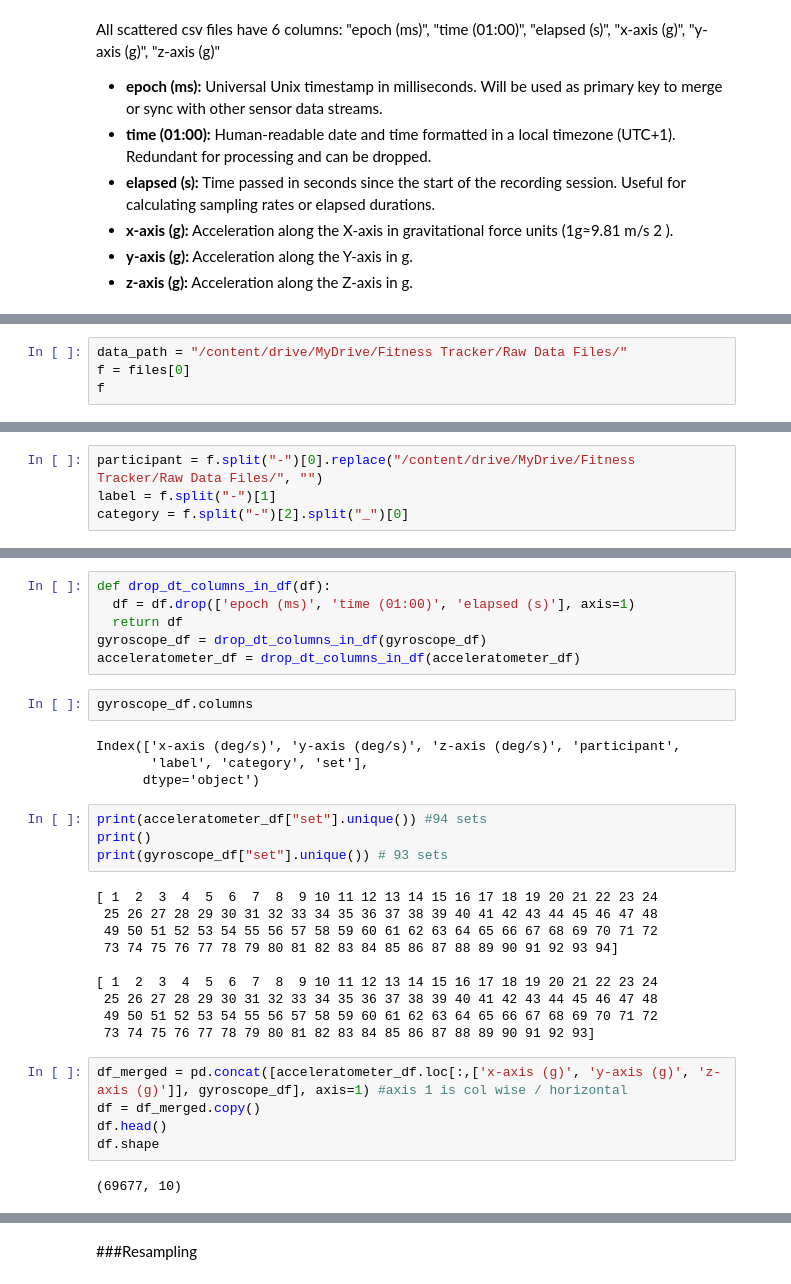
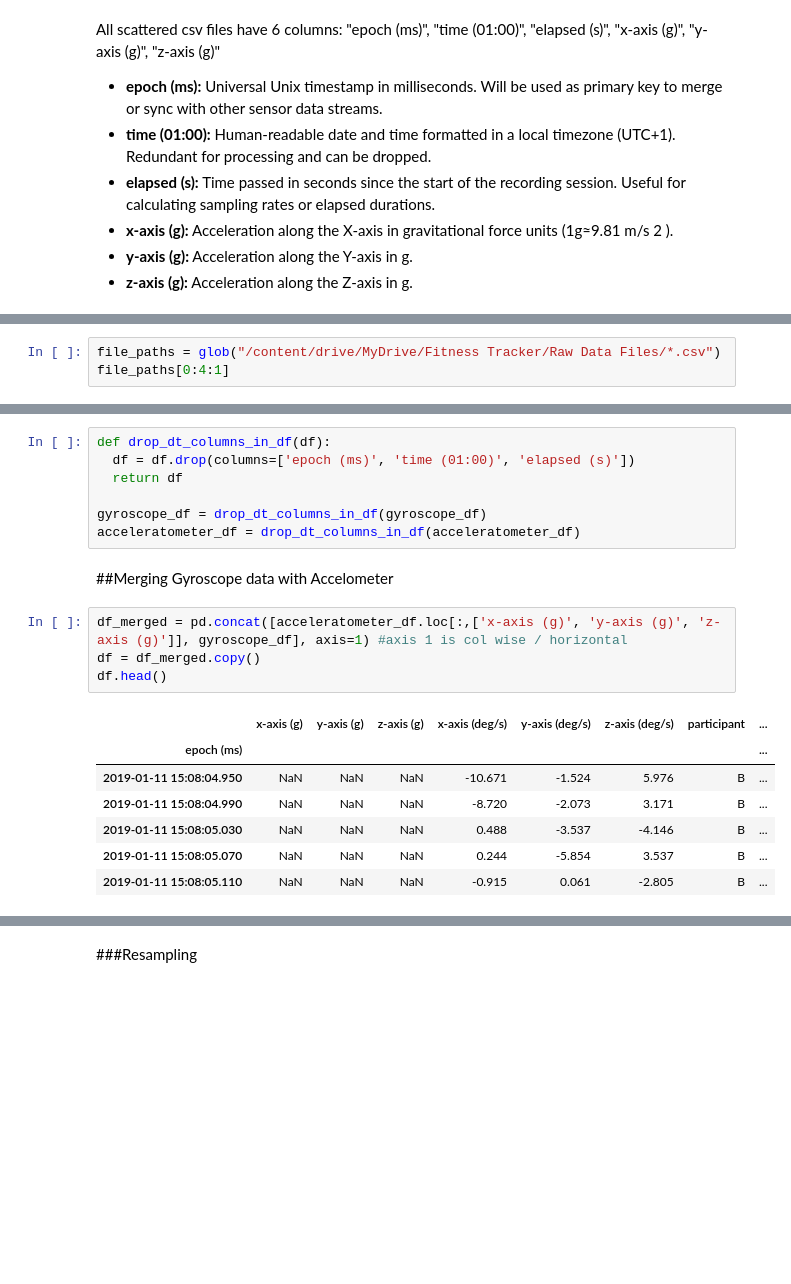
Before and after one commit to mafaiziyas/Wearable-AI-Barbell-Activity-Recognition-and-Rep-Counting-Engine, a Jupyter notebook: scripts/Data_preprocessing.ipynb, the cells around one changed output, grey strips where cells are left out. Saved outputs shown, nothing was run; the diff lists cells and outputs as text; blank space fills up the shorter version.

```diff
--- a/scripts/Data_preprocessing.ipynb
+++ b/scripts/Data_preprocessing.ipynb
@@ -69,5 +24,4 @@ Since csv are differentiated based on excercise type, participant, category whet
 # %%
-data_path = "/content/drive/MyDrive/Fitness Tracker/Raw Data Files/"
-f = files[0]
-f
+file_paths = glob("/content/drive/MyDrive/Fitness Tracker/Raw Data Files/*.csv")
+file_paths[0:4:1]
 # %% [output]
@@ -75,4 +31,0 @@ f
-# %%
-participant = f.split("-")[0].replace("/content/drive/MyDrive/Fitness Tracker/Raw Data Files/", "")
-label = f.split("-")[1]
-category = f.split("-")[2].split("_")[0]
@@ -156,33 +68,21 @@ Index(['epoch (ms)', 'time (01:00)', 'elapsed (s)', 'x-axis (deg/s)',
 # %%
 def drop_dt_columns_in_df(df):
-  df = df.drop(['epoch (ms)', 'time (01:00)', 'elapsed (s)'], axis=1)
+  df = df.drop(columns=['epoch (ms)', 'time (01:00)', 'elapsed (s)'])
   return df
+
 gyroscope_df = drop_dt_columns_in_df(gyroscope_df)
 acceleratometer_df = drop_dt_columns_in_df(acceleratometer_df)
-# %%
-gyroscope_df.columns
-# %% [output]
-Index(['x-axis (deg/s)', 'y-axis (deg/s)', 'z-axis (deg/s)', 'participant',
-       'label', 'category', 'set'],
-      dtype='object')
-# %%
-print(acceleratometer_df["set"].unique()) #94 sets
-print()
-print(gyroscope_df["set"].unique()) # 93 sets
-# %% [output]
-[ 1  2  3  4  5  6  7  8  9 10 11 12 13 14 15 16 17 18 19 20 21 22 23 24
- 25 26 27 28 29 30 31 32 33 34 35 36 37 38 39 40 41 42 43 44 45 46 47 48
- 49 50 51 52 53 54 55 56 57 58 59 60 61 62 63 64 65 66 67 68 69 70 71 72
- 73 74 75 76 77 78 79 80 81 82 83 84 85 86 87 88 89 90 91 92 93 94]
-
-[ 1  2  3  4  5  6  7  8  9 10 11 12 13 14 15 16 17 18 19 20 21 22 23 24
- 25 26 27 28 29 30 31 32 33 34 35 36 37 38 39 40 41 42 43 44 45 46 47 48
- 49 50 51 52 53 54 55 56 57 58 59 60 61 62 63 64 65 66 67 68 69 70 71 72
- 73 74 75 76 77 78 79 80 81 82 83 84 85 86 87 88 89 90 91 92 93]
+# %% [markdown]
+##Merging Gyroscope data with Accelometer
 # %%
 df_merged = pd.concat([acceleratometer_df.loc[:,['x-axis (g)', 'y-axis (g)', 'z-axis (g)']], gyroscope_df], axis=1) #axis 1 is col wise / horizontal
 df = df_merged.copy()
 df.head()
-df.shape
 # %% [output]
-(69677, 10)
+|  | x-axis (g) | y-axis (g) | z-axis (g) | x-axis (deg/s) | y-axis (deg/s) | z-axis (deg/s) | participant | ... |
+| epoch (ms) |  |  |  |  |  |  |  | ... |
+| 2019-01-11 15:08:04.950 | NaN | NaN | NaN | -10.671 | -1.524 | 5.976 | B | ... |
+| 2019-01-11 15:08:04.990 | NaN | NaN | NaN | -8.720 | -2.073 | 3.171 | B | ... |
+| 2019-01-11 15:08:05.030 | NaN | NaN | NaN | 0.488 | -3.537 | -4.146 | B | ... |
+| 2019-01-11 15:08:05.070 | NaN | NaN | NaN | 0.244 | -5.854 | 3.537 | B | ... |
+| 2019-01-11 15:08:05.110 | NaN | NaN | NaN | -0.915 | 0.061 | -2.805 | B | ... |
```
Also changed, not shown: parts of 43 cells of this notebook.
